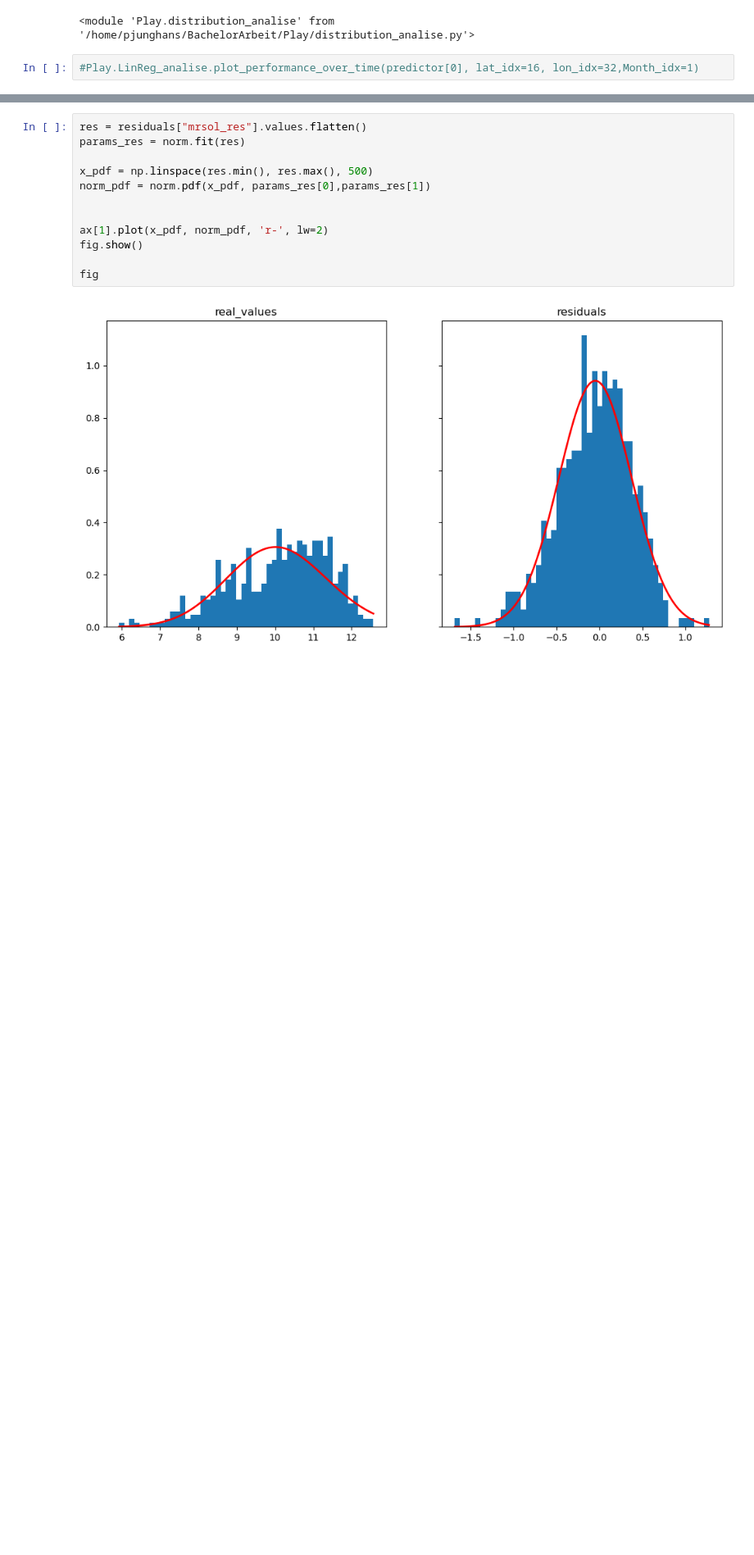
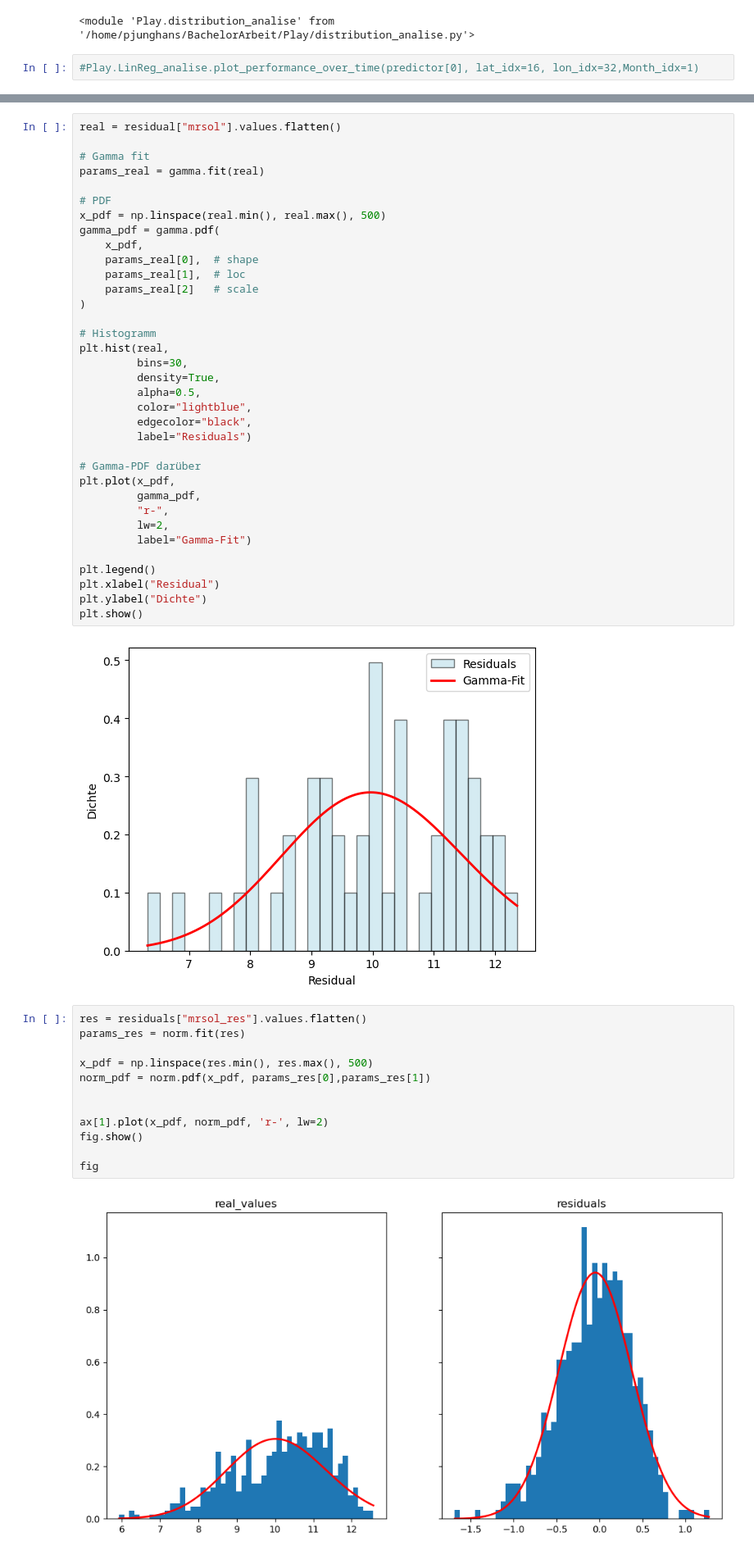
Before and after one commit to pjunghans1234/bachelorarbeit, a Jupyter notebook: Play_forest_regressor.ipynb, the cells around one changed output, grey strips where cells are left out. Shown at 82% size. Cells and saved outputs as stored; diff of their text form; blank space fills up the shorter version.

```diff
--- a/Play_forest_regressor.ipynb
+++ b/Play_forest_regressor.ipynb
@@ -141,3 +134,40 @@ NameError: name 'residuals' is not defined
+# %%
+real = residual["mrsol"].values.flatten()
+
+# Gamma fit
+params_real = gamma.fit(real)
+
+# PDF
+x_pdf = np.linspace(real.min(), real.max(), 500)
+gamma_pdf = gamma.pdf(
+    x_pdf,
+    params_real[0],  # shape
+    params_real[1],  # loc
+    params_real[2]   # scale
+)
+
+# Histogramm
+plt.hist(real,
+         bins=30,
+         density=True,
+         alpha=0.5,
+         color="lightblue",
+         edgecolor="black",
+         label="Residuals")
+
+# Gamma-PDF darüber
+plt.plot(x_pdf,
+         gamma_pdf,
+         "r-",
+         lw=2,
+         label="Gamma-Fit")
+
+plt.legend()
+plt.xlabel("Residual")
+plt.ylabel("Dichte")
+plt.show()
+# %% [output]
+[figure, added]
 # %%
 res = residuals["mrsol_res"].values.flatten()
 params_res = norm.fit(res)
```
Also changed, not shown: parts of 10 cells of this notebook, 6 other files.
